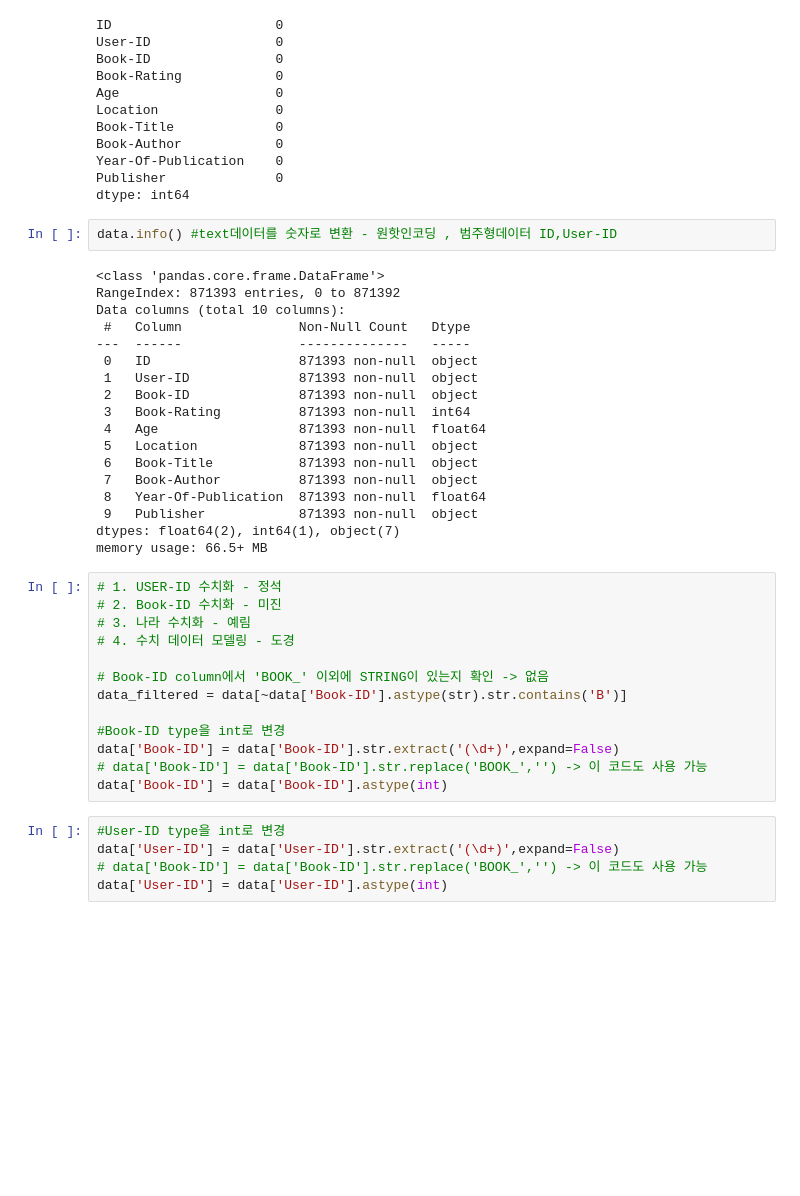
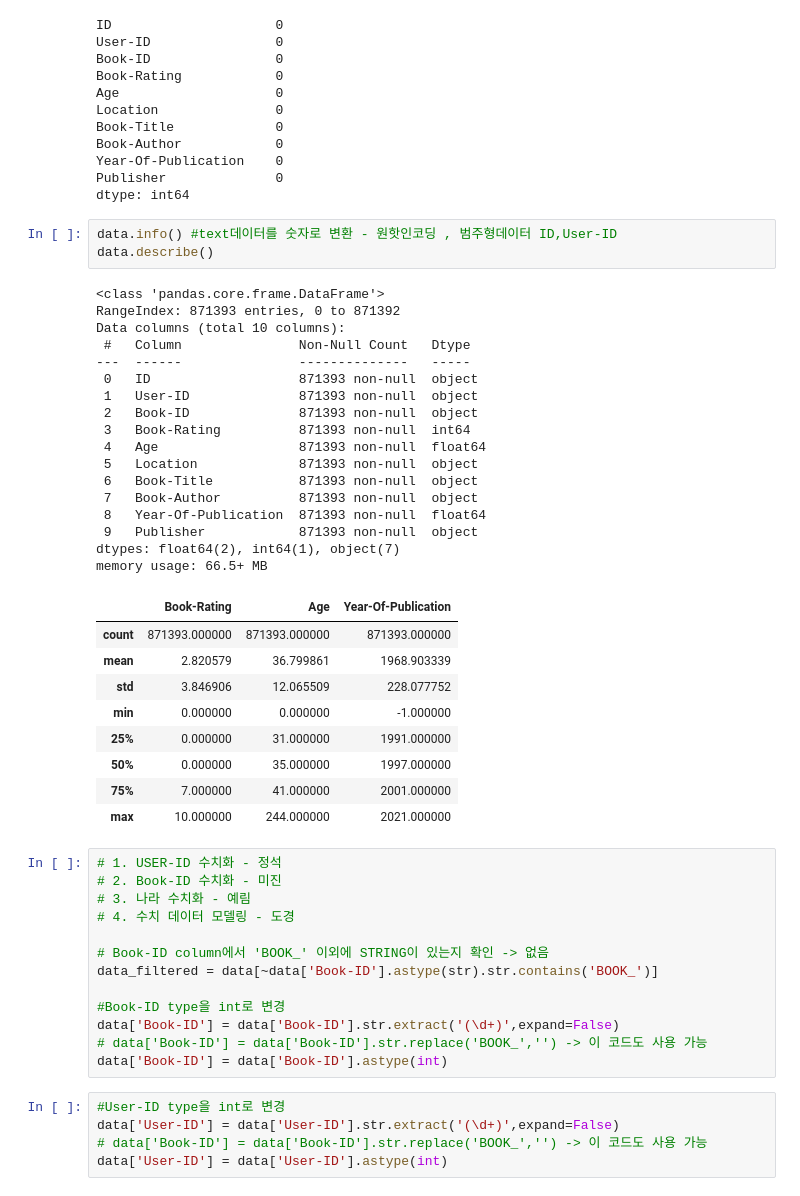
Before and after one commit to kang90524/min, a Jupyter notebook: preprocess_mj.ipynb, the cells around one changed output. Cells and saved outputs as stored; diff of their text form; blank space fills up the shorter version.

```diff
--- a/preprocess_mj.ipynb
+++ b/preprocess_mj.ipynb
@@ -35,24 +35,34 @@ Publisher              0
 dtype: int64
 # %%
 data.info() #text데이터를 숫자로 변환 - 원핫인코딩 , 범주형데이터 ID,User-ID
+data.describe()
 # %% [output]
 <class 'pandas.core.frame.DataFrame'>
 RangeIndex: 871393 entries, 0 to 871392
 Data columns (total 10 columns):
  #   Column               Non-Null Count   Dtype
 ---  ------               --------------   -----
  0   ID                   871393 non-null  object
  1   User-ID              871393 non-null  object
  2   Book-ID              871393 non-null  object
  3   Book-Rating          871393 non-null  int64
  4   Age                  871393 non-null  float64
  5   Location             871393 non-null  object
  6   Book-Title           871393 non-null  object
  7   Book-Author          871393 non-null  object
  8   Year-Of-Publication  871393 non-null  float64
  9   Publisher            871393 non-null  object
 dtypes: float64(2), int64(1), object(7)
 memory usage: 66.5+ MB
+|  | Book-Rating | Age | Year-Of-Publication |
+| count | 871393.000000 | 871393.000000 | 871393.000000 |
+| mean | 2.820579 | 36.799861 | 1968.903339 |
+| std | 3.846906 | 12.065509 | 228.077752 |
+| min | 0.000000 | 0.000000 | -1.000000 |
+| 25% | 0.000000 | 31.000000 | 1991.000000 |
+| 50% | 0.000000 | 35.000000 | 1997.000000 |
+| 75% | 7.000000 | 41.000000 | 2001.000000 |
+| max | 10.000000 | 244.000000 | 2021.000000 |
 # %%
 # 1. USER-ID 수치화 - 정석
 # 2. Book-ID 수치화 - 미진
@@ -60,7 +70,7 @@ memory usage: 66.5+ MB
 # 4. 수치 데이터 모델링 - 도경
 
 # Book-ID column에서 'BOOK_' 이외에 STRING이 있는지 확인 -> 없음
-data_filtered = data[~data['Book-ID'].astype(str).str.contains('B')]
+data_filtered = data[~data['Book-ID'].astype(str).str.contains('BOOK_')]
 
 #Book-ID type을 int로 변경
 data['Book-ID'] = data['Book-ID'].str.extract('(\d+)',expand=False)
```
Also changed, not shown: parts of 19 cells of this notebook.
